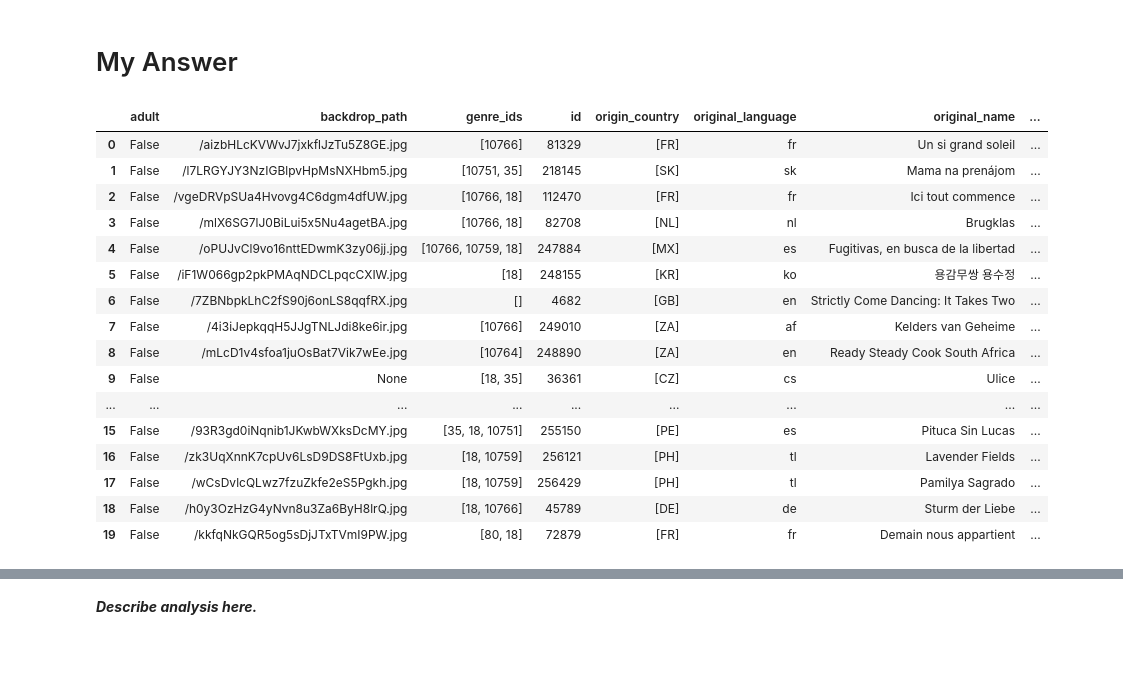
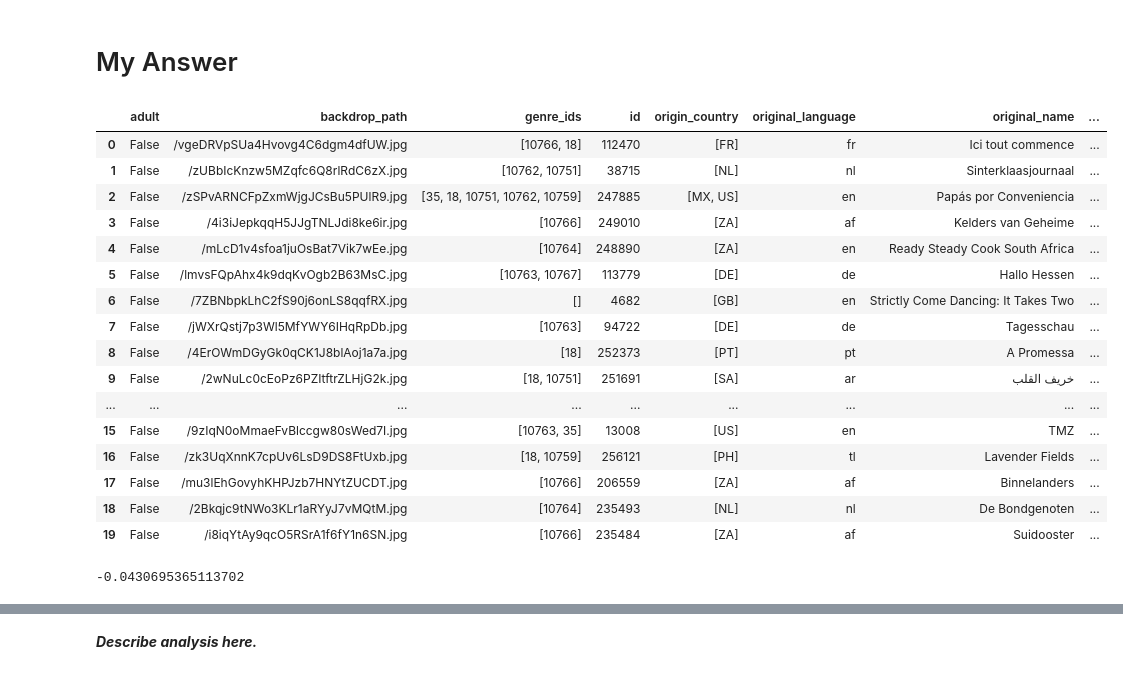
Before and after one commit to duogie/AI, a Jupyter notebook: Semester 1/unit 2 final/Unit+2+-+Final+Project+Template.ipynb, the cells around one changed output, grey strips where cells are left out. Drawn from its saved outputs; the diff is of its cells as text; code cells hidden in the pictures.

```diff
--- a/Semester 1/unit 2 final/Unit+2+-+Final+Project+Template.ipynb
+++ b/Semester 1/unit 2 final/Unit+2+-+Final+Project+Template.ipynb
@@ -23,33 +23,38 @@ Pick two or more datasets from one of the following folders:
 # %%
 import pandas as pd
 import seaborn as sns
 import requests
+import numpy as np
 url = "https://api.themoviedb.org/3/tv/popular?language=en-US&page=1"
 
 headers = {
     "accept": "application/json",
     "Authorization": "Bearer eyJhbGciOiJIUzI1NiJ9.eyJhdWQiOiIyNmM2MGFjMDRhM2FmMzQ4ZjUxNDdlMDQ3YzczMGI1OSIsIm5iZiI6MTcyNzk3MDMzMC43NDUzNzksInN1YiI6IjY2ZmViNzQ1ZmEzZTY5ZTBlZjdjOTE4OCIsInNjb3BlcyI6WyJhcGlfcmVhZCJdLCJ2ZXJzaW9uIjoxfQ.Sb4BKNjHednSV65-8KJsMw2yL3hvL0NCwBsBL9l2DxU"
 }
 
 response = requests.get(url, headers=headers)
 response = response.json()
-tvpop = pd.DataFrame(response["results"])
-tvpop
+tv = pd.DataFrame(response["results"])
+tv
 # %% [output]
 |  | adult | backdrop_path | genre_ids | id | origin_country | original_language | original_name | ... |
-| 0 | False | /aizbHLcKVWvJ7jxkflJzTu5Z8GE.jpg | [10766] | 81329 | [FR] | fr | Un si grand soleil | ... |
-| 1 | False | /l7LRGYJY3NzIGBlpvHpMsNXHbm5.jpg | [10751, 35] | 218145 | [SK] | sk | Mama na prenájom | ... |
-| 2 | False | /vgeDRVpSUa4Hvovg4C6dgm4dfUW.jpg | [10766, 18] | 112470 | [FR] | fr | Ici tout commence | ... |
-| 3 | False | /mlX6SG7lJ0BiLui5x5Nu4agetBA.jpg | [10766, 18] | 82708 | [NL] | nl | Brugklas | ... |
-| 4 | False | /oPUJvCl9vo16nttEDwmK3zy06jj.jpg | [10766, 10759, 18] | 247884 | [MX] | es | Fugitivas, en busca de la libertad | ... |
-| 5 | False | /iF1W066gp2pkPMAqNDCLpqcCXIW.jpg | [18] | 248155 | [KR] | ko | 용감무쌍 용수정 | ... |
+| 0 | False | /vgeDRVpSUa4Hvovg4C6dgm4dfUW.jpg | [10766, 18] | 112470 | [FR] | fr | Ici tout commence | ... |
+| 1 | False | /zUBbIcKnzw5MZqfc6Q8rlRdC6zX.jpg | [10762, 10751] | 38715 | [NL] | nl | Sinterklaasjournaal | ... |
+| 2 | False | /zSPvARNCFpZxmWjgJCsBu5PUlR9.jpg | [35, 18, 10751, 10762, 10759] | 247885 | [MX, US] | en | Papás por Conveniencia | ... |
+| 3 | False | /4i3iJepkqqH5JJgTNLJdi8ke6ir.jpg | [10766] | 249010 | [ZA] | af | Kelders van Geheime | ... |
+| 4 | False | /mLcD1v4sfoa1juOsBat7Vik7wEe.jpg | [10764] | 248890 | [ZA] | en | Ready Steady Cook South Africa | ... |
+| 5 | False | /lmvsFQpAhx4k9dqKvOgb2B63MsC.jpg | [10763, 10767] | 113779 | [DE] | de | Hallo Hessen | ... |
 | 6 | False | /7ZBNbpkLhC2fS90j6onLS8qqfRX.jpg | [] | 4682 | [GB] | en | Strictly Come Dancing: It Takes Two | ... |
-| 7 | False | /4i3iJepkqqH5JJgTNLJdi8ke6ir.jpg | [10766] | 249010 | [ZA] | af | Kelders van Geheime | ... |
-| 8 | False | /mLcD1v4sfoa1juOsBat7Vik7wEe.jpg | [10764] | 248890 | [ZA] | en | Ready Steady Cook South Africa | ... |
-| 9 | False | None | [18, 35] | 36361 | [CZ] | cs | Ulice | ... |
+| 7 | False | /jWXrQstj7p3Wl5MfYWY6IHqRpDb.jpg | [10763] | 94722 | [DE] | de | Tagesschau | ... |
+| 8 | False | /4ErOWmDGyGk0qCK1J8blAoj1a7a.jpg | [18] | 252373 | [PT] | pt | A Promessa | ... |
+| 9 | False | /2wNuLc0cEoPz6PZItftrZLHjG2k.jpg | [18, 10751] | 251691 | [SA] | ar | خريف القلب | ... |
 | ... | ... | ... | ... | ... | ... | ... | ... | ... |
-| 15 | False | /93R3gd0iNqnib1JKwbWXksDcMY.jpg | [35, 18, 10751] | 255150 | [PE] | es | Pituca Sin Lucas | ... |
+| 15 | False | /9zIqN0oMmaeFvBlccgw80sWed7I.jpg | [10763, 35] | 13008 | [US] | en | TMZ | ... |
 | 16 | False | /zk3UqXnnK7cpUv6LsD9DS8FtUxb.jpg | [18, 10759] | 256121 | [PH] | tl | Lavender Fields | ... |
-| 17 | False | /wCsDvlcQLwz7fzuZkfe2eS5Pgkh.jpg | [18, 10759] | 256429 | [PH] | tl | Pamilya Sagrado | ... |
-| 18 | False | /h0y3OzHzG4yNvn8u3Za6ByH8lrQ.jpg | [18, 10766] | 45789 | [DE] | de | Sturm der Liebe | ... |
-| 19 | False | /kkfqNkGQR5og5sDjJTxTVmI9PW.jpg | [80, 18] | 72879 | [FR] | fr | Demain nous appartient | ... |
+| 17 | False | /mu3lEhGovyhKHPJzb7HNYtZUCDT.jpg | [10766] | 206559 | [ZA] | af | Binnelanders | ... |
+| 18 | False | /2Bkqjc9tNWo3KLr1aRYyJ7vMQtM.jpg | [10764] | 235493 | [NL] | nl | De Bondgenoten | ... |
+| 19 | False | /i8iqYtAy9qcO5RSrA1f6fY1n6SN.jpg | [10766] | 235484 | [ZA] | af | Suidooster | ... |
+# %%
+tv['popularity'].corr(tvpop['vote_count'])
+# %% [output]
+-0.0430695365113702
```
Also changed, not shown: parts of 6 cells of this notebook, 1 other file.
